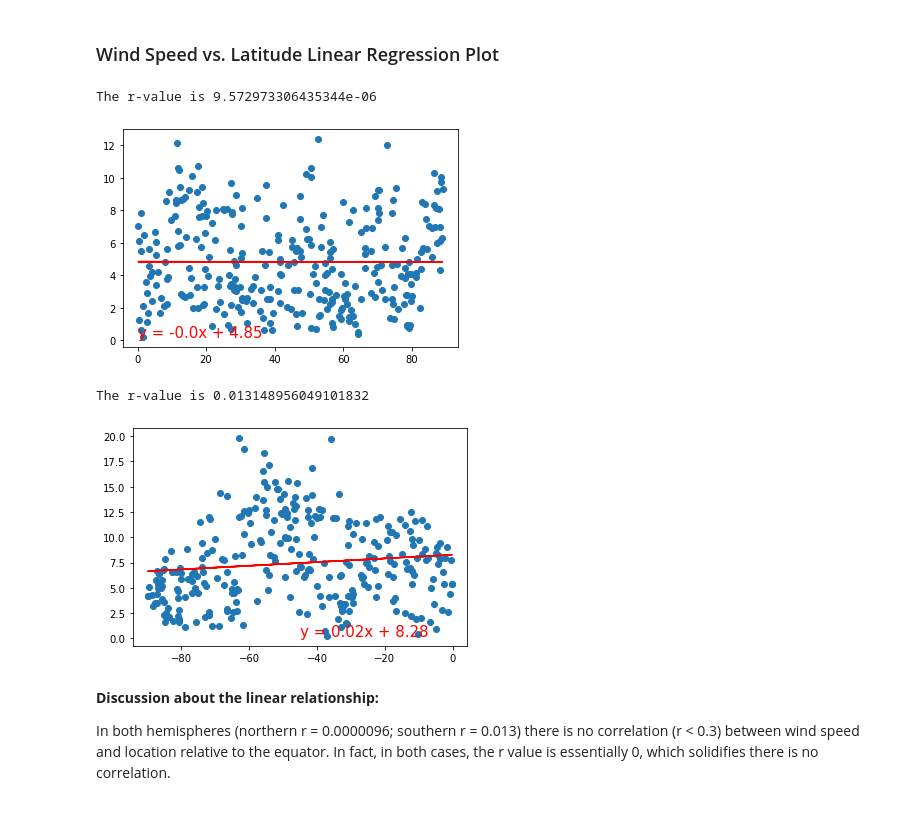
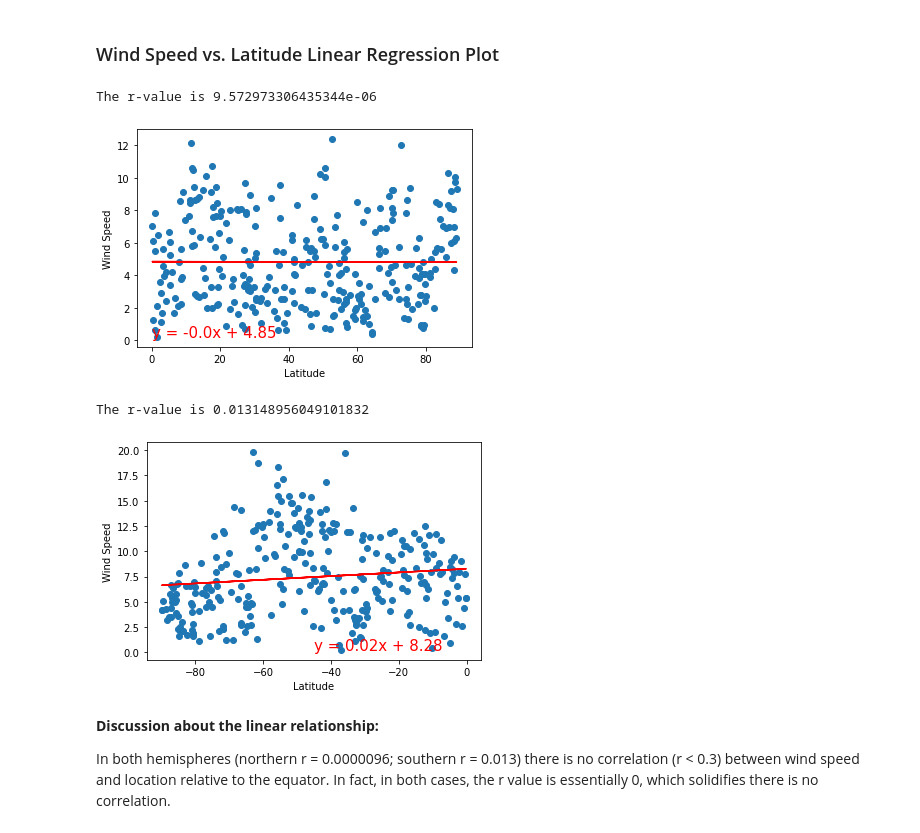
Before and after one commit to maswanwick/python-api-challenge, a Jupyter notebook: api_challenge/WeatherPy.ipynb, the cells around one changed output. Drawn from its saved outputs; the diff is of its cells as text; code cells hidden in the pictures.

Commit message:
Added axis labels to regression plots

```diff
--- a/api_challenge/WeatherPy.ipynb
+++ b/api_challenge/WeatherPy.ipynb
@@ -270,7 +270,7 @@ plt.show()
 # %%
 # Define a function to create Linear Regression plots
 
-def compute_and_plot_regression(x_values, y_values):
+def compute_and_plot_regression(x_values, y_values, x_label, y_label):
     (slope, intercept, rvalue, pvalue, stderr) = linregress(x_values, y_values)
     regress_values = x_values * slope + intercept
 
@@ -286,6 +286,8 @@ def compute_and_plot_regression(x_values, y_values):
     line_eq = "y = " + str(round(slope,2)) + "x + " + str(round(intercept,2))
     plt.scatter(x_values, y_values)
     plt.plot(x_values, regress_values, "r-")
+    plt.xlabel(x_label)
+    plt.ylabel(y_label)
     plt.annotate(line_eq,(line_x, line_y), fontsize=15, color="red")
     print(f'The r-value is {rvalue**2}')
 # %%
@@ -389,19 +391,19 @@ In both hemispheres (northern r = 0.05; southern r = 0.17) there is no or very w
 # %%
 # Northern Hemisphere
 x_values = northern_hemi_df['Lat']
 y_values = northern_hemi_df['Wind Speed']
-compute_and_plot_regression(x_values, y_values)
+compute_and_plot_regression(x_values, y_values, "Latitude", "Wind Speed")
 # %% [output]
 The r-value is 9.572973306435344e-06
-[figure, old version]
+[figure, new version]
 # %%
 # Southern Hemisphere
 x_values = southern_hemi_df['Lat']
 y_values = southern_hemi_df['Wind Speed']
-compute_and_plot_regression(x_values, y_values)
+compute_and_plot_regression(x_values, y_values, "Latitude", "Wind Speed")
 # %% [output]
 The r-value is 0.013148956049101832
-[figure, old version]
+[figure, new version]
 # %% [markdown]
 **Discussion about the linear relationship:**
 
```
Also changed, not shown: parts of 6 cells of this notebook.
